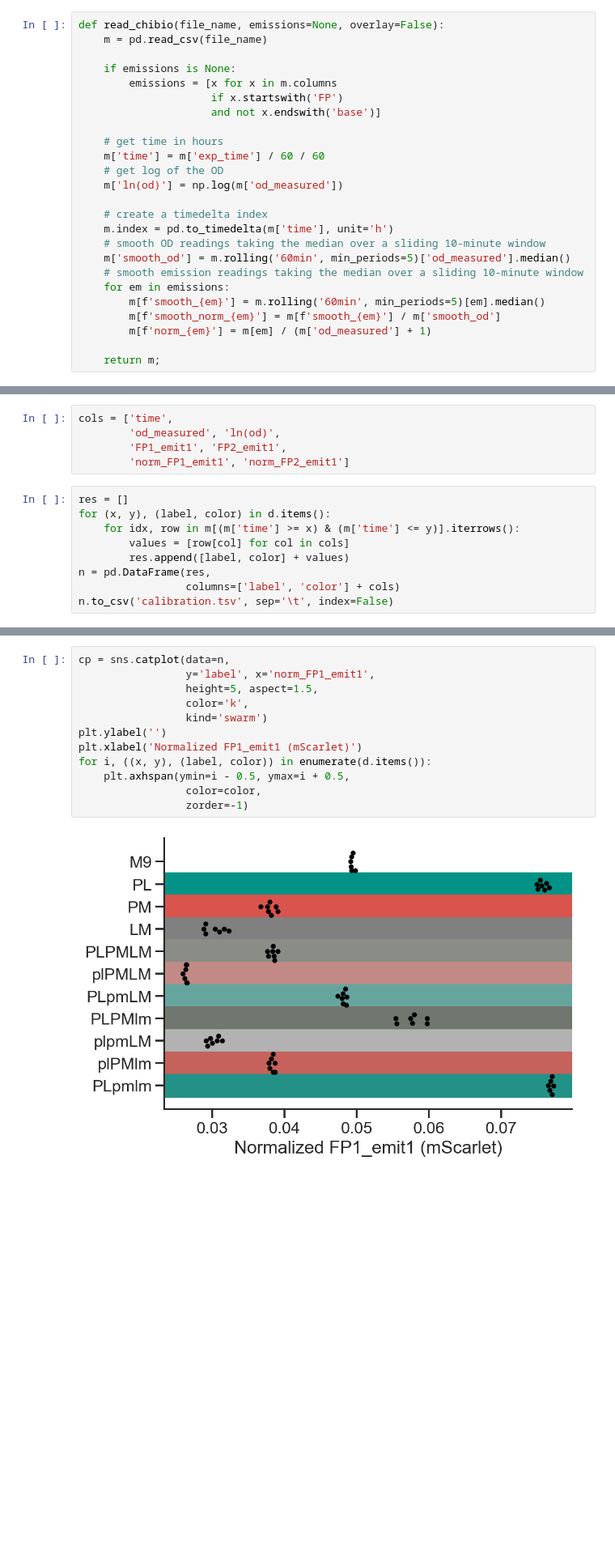
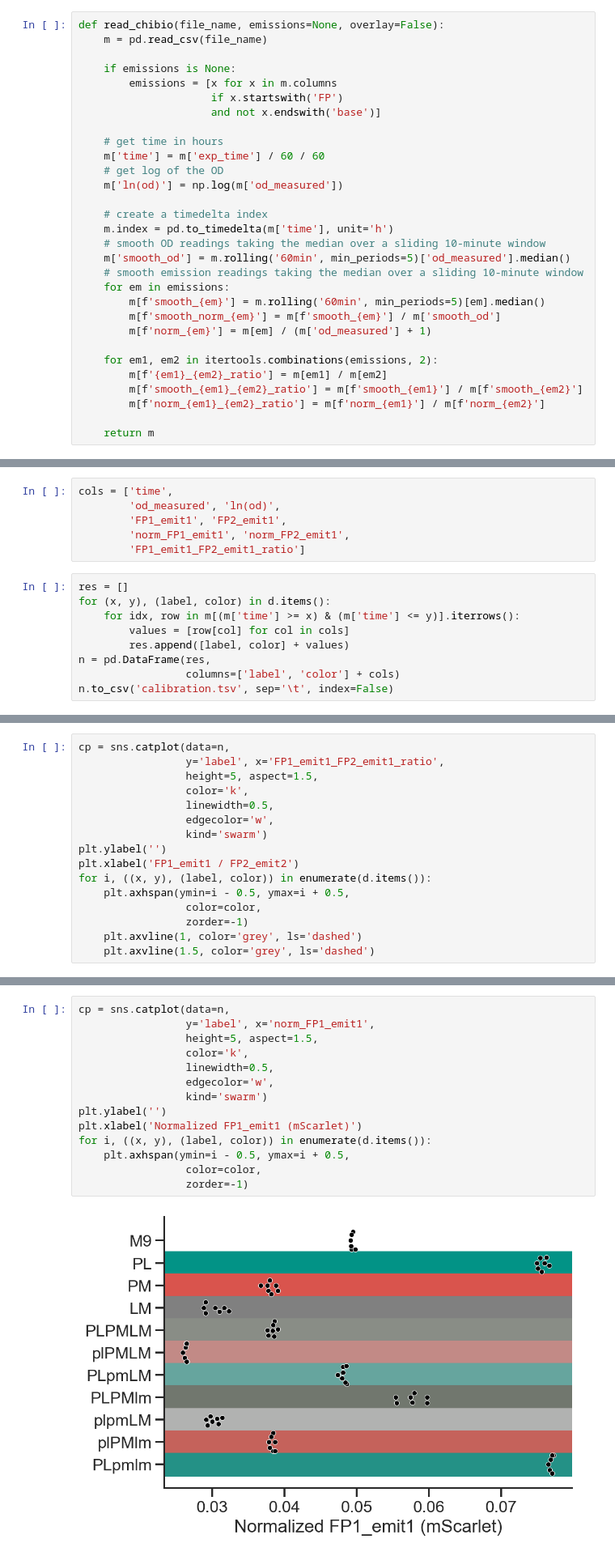
Before and after one commit to microbial-pangenomes-lab/2026_tricomm, a Jupyter notebook: data/calibration/calibration.ipynb, the cells around one changed output, grey strips where cells are left out. Shown at 81% size. Cells and saved outputs as stored; diff of their text form; blank space fills up the shorter version.

```diff
--- a/data/calibration/calibration.ipynb
+++ b/data/calibration/calibration.ipynb
@@ -37,7 +38,12 @@ def read_chibio(file_name, emissions=None, overlay=False):
         m[f'smooth_norm_{em}'] = m[f'smooth_{em}'] / m['smooth_od']
         m[f'norm_{em}'] = m[em] / (m['od_measured'] + 1)
 
-    return m;
+    for em1, em2 in itertools.combinations(emissions, 2):
+        m[f'{em1}_{em2}_ratio'] = m[em1] / m[em2]
+        m[f'smooth_{em1}_{em2}_ratio'] = m[f'smooth_{em1}'] / m[f'smooth_{em2}']
+        m[f'norm_{em1}_{em2}_ratio'] = m[f'norm_{em1}'] / m[f'norm_{em2}']
+
+    return m
 # %%
 d = {(0, 0.1): ('M9', 'white'),
      (0.1, 0.21): ('PL', 'xkcd:teal'),
@@ -59,7 +65,8 @@ m = m[m['time'] < 1.2]
 cols = ['time',
         'od_measured', 'ln(od)',
         'FP1_emit1', 'FP2_emit1',
-        'norm_FP1_emit1', 'norm_FP2_emit1']
+        'norm_FP1_emit1', 'norm_FP2_emit1',
+        'FP1_emit1_FP2_emit1_ratio']
 # %%
 res = []
 for (x, y), (label, color) in d.items():
@@ -113,0 +127,16 @@ for i, ((x, y), (label, color)) in enumerate(d.items()):
+# %%
+cp = sns.catplot(data=n,
+                 y='label', x='FP1_emit1_FP2_emit1_ratio',
+                 height=5, aspect=1.5,
+                 color='k',
+                 linewidth=0.5,
+                 edgecolor='w',
+                 kind='swarm')
+plt.ylabel('')
+plt.xlabel('FP1_emit1 / FP2_emit2')
+for i, ((x, y), (label, color)) in enumerate(d.items()):
+    plt.axhspan(ymin=i - 0.5, ymax=i + 0.5,
+                 color=color,
+                 zorder=-1)
+    plt.axvline(1, color='grey', ls='dashed')
+    plt.axvline(1.5, color='grey', ls='dashed')
@@ -114,17 +145,19 @@ for i, ((x, y), (label, color)) in enumerate(d.items()):
 # %%
 cp = sns.catplot(data=n,
                  y='label', x='norm_FP1_emit1',
                  height=5, aspect=1.5,
                  color='k',
+                 linewidth=0.5,
+                 edgecolor='w',
                  kind='swarm')
 plt.ylabel('')
 plt.xlabel('Normalized FP1_emit1 (mScarlet)')
 for i, ((x, y), (label, color)) in enumerate(d.items()):
     plt.axhspan(ymin=i - 0.5, ymax=i + 0.5,
                  color=color,
                  zorder=-1)
 # %% [output]
-[figure, old version]
+[figure, new version]
 # %%
 cp = sns.catplot(data=n,
                  y='label', x='norm_FP2_emit1',
```
Also changed, not shown: parts of 6 cells of this notebook, 1 other file.
